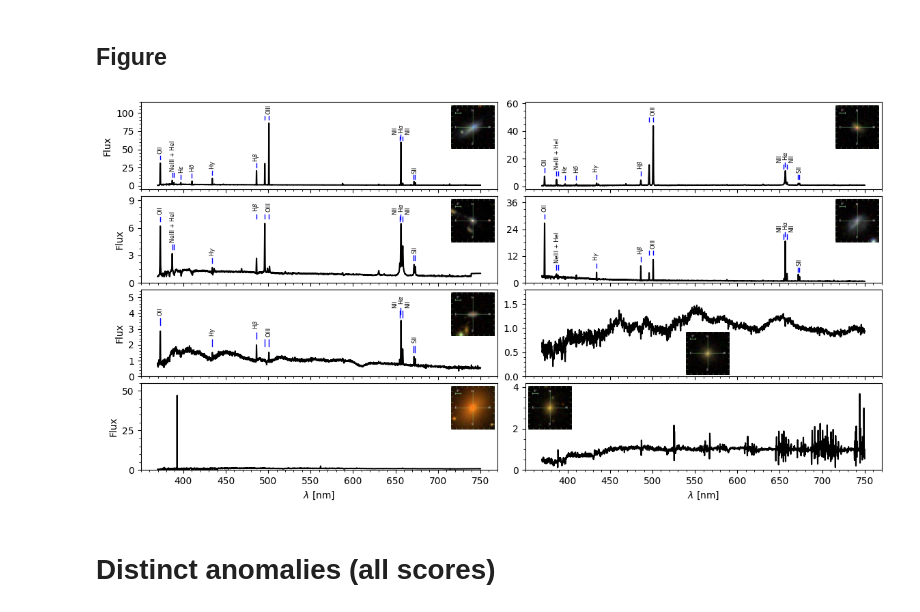
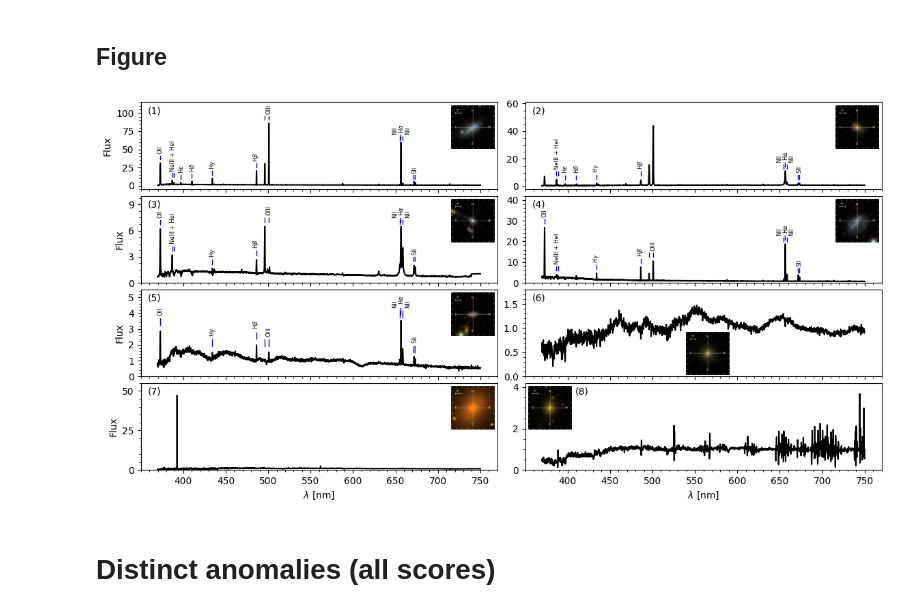
Before and after one commit to ed-ortizm/anomaly, a Jupyter notebook: thesis/residual_based_scores/bin_03/03_median_spec_overlap_divergence_bin3.ipynb, the cells around one changed output. Drawn from its saved outputs; the diff is of its cells as text; code cells hidden in the pictures.

Commit message:
feature: add panel names to overview figures: numbers for common anomalies and score name to disticnt anomalies

```diff
--- a/thesis/residual_based_scores/bin_03/03_median_spec_overlap_divergence_bin3.ipynb
+++ b/thesis/residual_based_scores/bin_03/03_median_spec_overlap_divergence_bin3.ipynb
@@ -637,10 +637,12 @@ axs[0, 0] = add_line_indicators(
     delta=1,
     indicator_starts=5,
     indicator_height=5,
+    add_oii=True,
     add_ne3_he1=True,
     add_h_epsilon=True,
     add_h_delta=True,
     add_h_gamma=True,
+    add_oiii=True,
     add_h_beta=True,
     add_sii=True,
     lw=1,
@@ -692,16 +694,18 @@ axs[1, 0] = add_line_indicators(
     axs[1, 0], wave_nm, spec_overview_common_dict['broad_emission_dips_OIII_half'],
     indicator_starts=0.5,
     indicator_height=0.5,
+    add_oii=True,
     add_ne3_he1=True,
     add_h_beta=True,
+    add_oiii=True,
     add_h_gamma=True,
     add_sii=True,
     lw=1,
     fontsize=6,
-    delta=10
+    delta=5
 )
 
-axs[1, 0].set_ylim(0, 9.5)
+axs[1, 0].set_ylim(0, 10)
 flux_ticks = range(0, 10, 3)
 axs[1,0].set_yticks(flux_ticks)
 
@@ -718,8 +722,10 @@ axs[1, 1] = add_line_indicators(
     axs[1, 1], wave_nm, spec_overview_common_dict['star_forming_step_blue_slope'],
     indicator_starts=2,
     indicator_height=2,
+    add_oii=True,
     add_ne3_he1=True,
     add_h_beta=True,
+    add_oiii=True,
     add_h_gamma=True,
     add_sii=True,
     lw=1,
@@ -727,8 +733,8 @@ axs[1, 1] = add_line_indicators(
     # delta=10
 )
 
-axs[1, 1].set_ylim(0, 39)
-flux_ticks = range(0, 37, 12)
+axs[1, 1].set_ylim(0, 42)
+flux_ticks = range(0, 41, 10)
 axs[1, 1].set_yticks(flux_ticks)
 
 # ----------------------------------------------
@@ -744,8 +750,10 @@ axs[2, 0] = add_line_indicators(
     axs[2, 0], wave_nm, spec_overview_common_dict['blue_bump_emission'],
     indicator_starts=0.4,
     indicator_height=0.4,
+    add_oii=True,
     add_h_gamma=True,
     add_h_beta=True,
+    add_oiii=True,
     add_sii=True,
     lw=1,
     fontsize=6,
@@ -784,39 +792,55 @@ axs[3, 0].set_yticks(flux_ticks)
 
 ##
 axs[3, 1], ax_artifact = spec_photo_thumbnail(
     axs[3, 1],
     wave_nm, spec_overview_common_dict['noise_forest'],
     img_overview_common_dict['noise_forest'],
     width_height_image=width_height_image,
     add_image=True,
     bbox_to_anchor=(-0.167, 0.52, 0.5, 0.5),
 )
 
 axs[3, 1].set_ylim(0, 4.2)
 flux_ticks = [0, 2, 4]
 axs[3, 1].set_yticks(flux_ticks)
 
 # ----------------------------------------------
 axs[3, 0].set_xlabel(r"$\lambda$ [nm]")
 axs[3, 1].set_xlabel(r"$\lambda$ [nm]")
 
 for ax in axs.flatten(): ax.minorticks_on()
 for i, ax in enumerate(axs.flatten()):
     if i%2==0:
         ax.set_ylabel("Flux")
 # ---------------------------------
-
+#  add letters to panels
+for ax, letter in zip(axs.flatten()[:7], range(1, 8, 1)):
+    ax.text(
+        0.02, 0.9,
+        f'({letter})',
+        horizontalalignment="left", verticalalignment="center",
+        transform=ax.transAxes,
+        # fontsize="small",
+    )
+axs[3, 1].text(
+    0.14, 0.9,
+    '(8)',
+    horizontalalignment="left", verticalalignment="center",
+    transform=axs[3, 1].transAxes,
+    # fontsize="small",
+)
+# ---------------------------------
 plt.subplots_adjust(
     hspace=0.075,
     wspace=0.078
 )
 
-# fig.savefig(
-#     f"{ch_4_dir}/{bin_id}/overview_common_anomalies.pdf",
-#     bbox_inches='tight'
-# )
+fig.savefig(
+    f"{ch_4_dir}/{bin_id}/overview_common_anomalies.pdf",
+    bbox_inches='tight'
+)
 # %% [output]
-[figure, old version]
+[figure, new version]
 # %% [markdown]
 # Distinct anomalies (all scores)
 # %%
```
Also changed, not shown: parts of 1 cell of this notebook, 1 other file.
